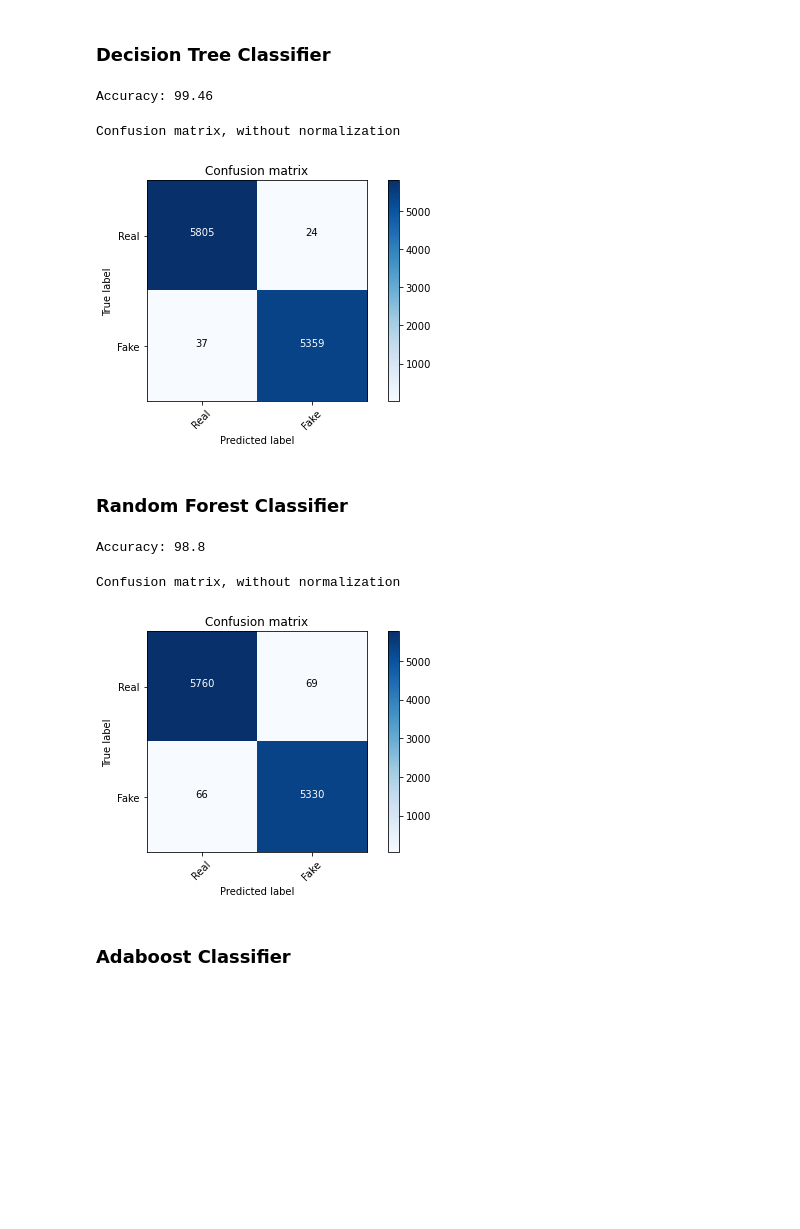
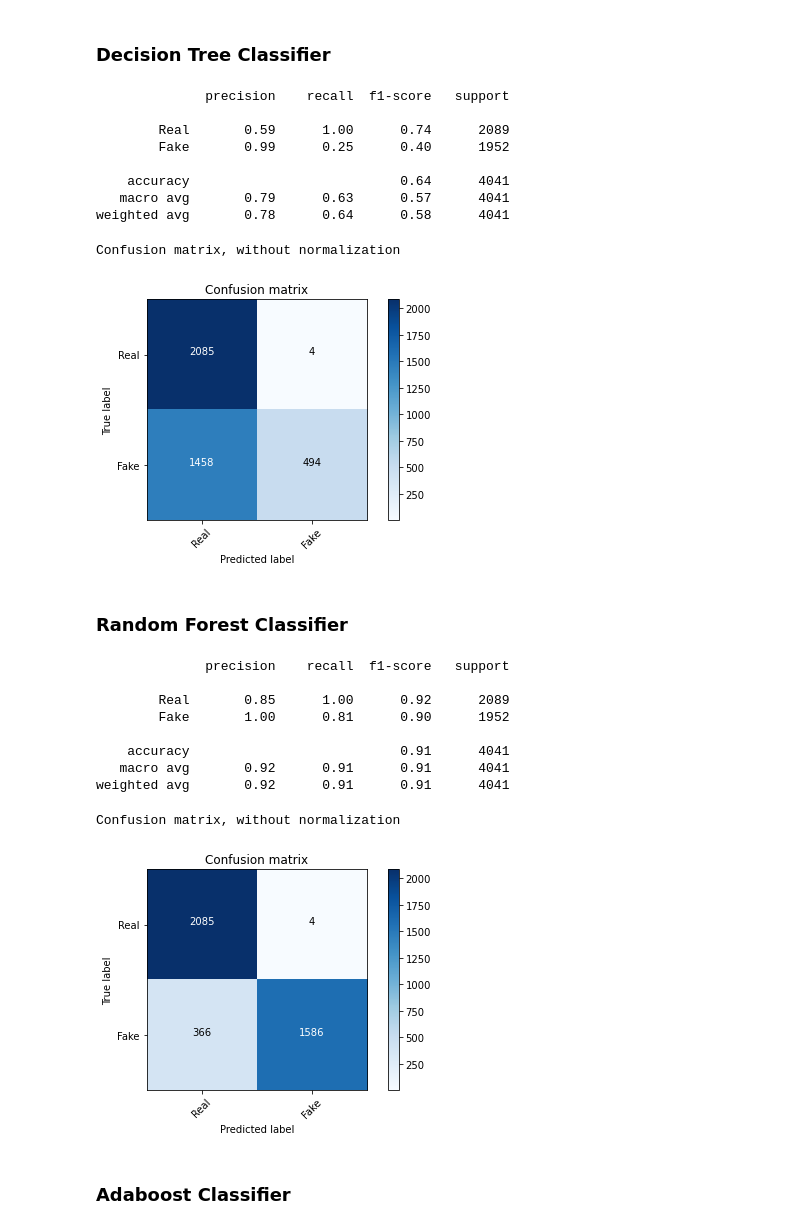
Before and after one commit to theand9/checkmate_fact-checker, a Jupyter notebook: notebooks/FakeNews.ipynb, the cells around one changed output. Saved outputs shown, nothing was run; the diff lists cells and outputs as text; code cells hidden in the pictures; blank space fills up the shorter version.

Commit message:
Added better fake news classifier

```diff
--- a/notebooks/FakeNews.ipynb
+++ b/notebooks/FakeNews.ipynb
@@ -31,0 +65,9 @@ data.shape
+# %%
+# Removing stopwords
+import nltk
+nltk.download('stopwords')
+from nltk.corpus import stopwords
+stop = stopwords.words('english')
+
+df_data['text'] = df_data['text'].apply(lambda x: ' '.join([word for word in x.split() if word not in (stop)]))
+df_data['title'] = df_data['title'].apply(lambda x: ' '.join([word for word in x.split() if word not in (stop)]))
@@ -125,16 +120,18 @@ def plot_confusion_matrix(cm, classes,
     plt.xlabel('Predicted label')
 # %% [markdown]
 ### Peparing the data
+# %%
+labels = df_data['label'].values.tolist()
+df_data.drop(["label"], axis=1, inplace=True)
+data = df_data.values.tolist()
 # %%
-from sklearn.feature_extraction.text import CountVectorizer
-from sklearn.feature_extraction.text import TfidfTransformer
+from sklearn.feature_extraction.text import CountVectorizer, TfidfTransformer
 from sklearn import feature_extraction, linear_model, model_selection, preprocessing
-from sklearn.metrics import accuracy_score
-from sklearn.model_selection import train_test_split
+from sklearn.metrics import accuracy_score, classification_report
 from sklearn.pipeline import Pipeline
 
 # Split the data
-X_train, X_test, y_train, y_test = train_test_split(data['text'], data.target, test_size=0.25, random_state=42)
+X_train, X_test, y_train, y_test = model_selection.train_test_split(data, labels, test_size=0.2, random_state=42)
 # %% [markdown]
 ### Logistic regression
 # %%
@@ -165,46 +196,60 @@ Confusion matrix, without normalization
 from sklearn.tree import DecisionTreeClassifier
 
 # Vectorizing and applying TF-IDF
-pipe = Pipeline([('vect', CountVectorizer()),
+pipe = Pipeline([('vect', CountVectorizer(analyzer=lambda x: x)),
                  ('tfidf', TfidfTransformer()),
                  ('model', DecisionTreeClassifier(criterion= 'entropy',
                                            max_depth=20,
                                            splitter='best',
                                            random_state=42))])
 # Fitting the model
-model = pipe.fit(X_train, y_train)
+dt_model = pipe.fit(X_train, y_train)
 
-# Accuracy
-prediction = model.predict(X_test)
-print(f"Accuracy: {round(accuracy_score(y_test, prediction)*100, 2)}")
+y_pred = dt_model.predict(X_test)
+print(classification_report(y_test, y_pred, target_names=['Real', 'Fake']))
 # %% [output]
-Accuracy: 99.46
+              precision    recall  f1-score   support
+
+        Real       0.59      1.00      0.74      2089
+        Fake       0.99      0.25      0.40      1952
+
+    accuracy                           0.64      4041
+   macro avg       0.79      0.63      0.57      4041
+weighted avg       0.78      0.64      0.58      4041
 # %%
-cm = metrics.confusion_matrix(y_test, prediction)
+cm = metrics.confusion_matrix(y_test, y_pred)
 plot_confusion_matrix(cm, classes=['Real', 'Fake'])
 # %% [output]
 Confusion matrix, without normalization
-[figure, old version]
+[figure, new version]
 # %% [markdown]
 ### Random Forest Classifier
 # %%
 from sklearn.ensemble import RandomForestClassifier
 
-pipe = Pipeline([('vect', CountVectorizer()),
+pipe = Pipeline([('vect', CountVectorizer(analyzer=lambda x: x)),
                  ('tfidf', TfidfTransformer()),
                  ('model', RandomForestClassifier(n_estimators=50, criterion="entropy"))])
 
-model = pipe.fit(X_train, y_train)
-prediction = model.predict(X_test)
-print(f"Accuracy: {round(accuracy_score(y_test, prediction)*100, 2)}")
+rfc_model = pipe.fit(X_train, y_train)
+
+y_pred = rfc_model.predict(X_test)
+print(classification_report(y_test, y_pred, target_names=['Real', 'Fake']))
 # %% [output]
-Accuracy: 98.8
+              precision    recall  f1-score   support
+
+        Real       0.85      1.00      0.92      2089
+        Fake       1.00      0.81      0.90      1952
+
+    accuracy                           0.91      4041
+   macro avg       0.92      0.91      0.91      4041
+weighted avg       0.92      0.91      0.91      4041
 # %%
-cm = metrics.confusion_matrix(y_test, prediction)
+cm = metrics.confusion_matrix(y_test, y_pred)
 plot_confusion_matrix(cm, classes=['Real', 'Fake'])
 # %% [output]
 Confusion matrix, without normalization
-[figure, old version]
+[figure, new version]
 # %% [markdown]
 ### Adaboost Classifier
 # %%
```
Also changed, not shown: parts of 31 cells of this notebook, 8 other files.
